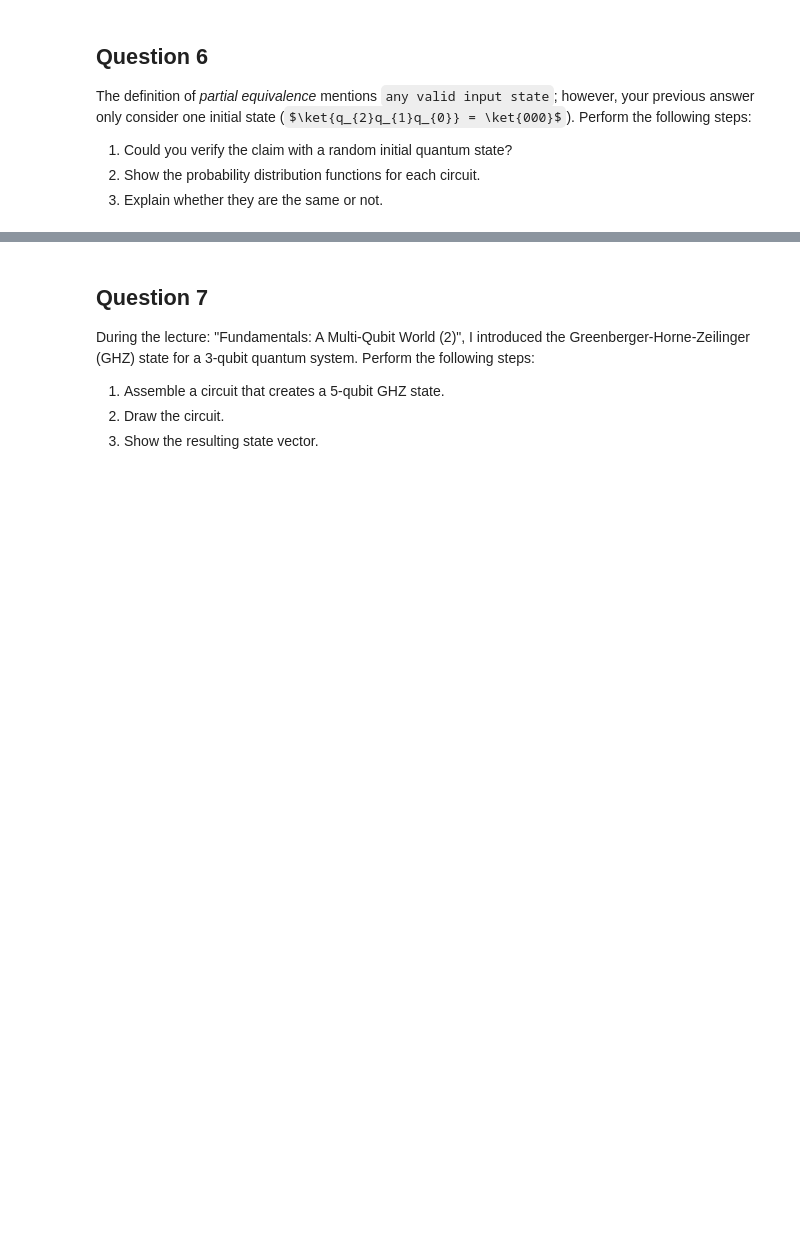
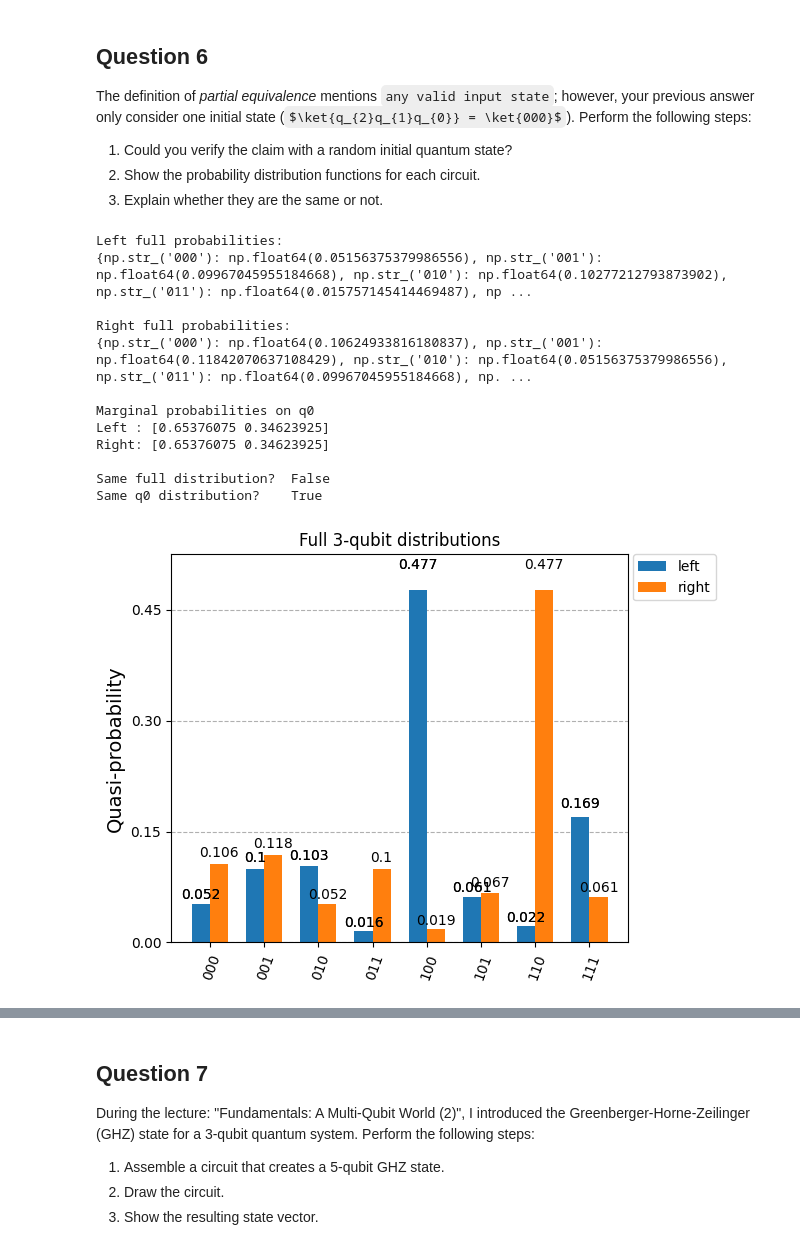
Before and after one commit to RowieK/Quantum-Computing-Minor, a Jupyter notebook: QCI - Assignment5/Assignment5/QCI - Assignment5.ipynb, the cells around one changed output, grey strips where cells are left out. Saved outputs shown, nothing was run; the diff lists cells and outputs as text; code cells hidden in the pictures; some formulas as TeX source; blank space fills up the shorter version.

```diff
--- a/QCI - Assignment5/Assignment5/QCI - Assignment5.ipynb
+++ b/QCI - Assignment5/Assignment5/QCI - Assignment5.ipynb
@@ -284,3 +317,76 @@ By applying this proposed definition, your classmate identified the following tw
  1. Could you verify the claim with a random initial quantum state?
  2. Show the probability distribution functions for each circuit.
  3. Explain whether they are the same or not.
+# %%
+import numpy as np
+import matplotlib.pyplot as plt
+from qiskit import QuantumCircuit
+from qiskit.quantum_info import Statevector, random_statevector
+from qiskit.visualization import plot_histogram
+
+# Reproducible random initial 3-qubit state
+psi0 = random_statevector(2**3, seed=42)
+
+# Left circuit
+qc_6_left = QuantumCircuit(3)
+qc_6_left.initialize(psi0.data, [0, 1, 2])
+qc_6_left.cswap(1, 0, 2)
+qc_6_left.h(0)
+qc_6_left.z(2)
+qc_6_left.cswap(1, 0, 2)
+
+# Right circuit
+qc_6_right = QuantumCircuit(3)
+qc_6_right.initialize(psi0.data, [0, 1, 2])
+qc_6_right.x(1)
+qc_6_right.ch(1, 0)
+
+# Statevectors after each circuit
+sv_left = Statevector.from_instruction(qc_6_left)
+sv_right = Statevector.from_instruction(qc_6_right)
+
+# Full 3-qubit probability distributions
+p_left_full = sv_left.probabilities_dict()
+p_right_full = sv_right.probabilities_dict()
+
+print("Left full probabilities:")
+print(p_left_full)
+print("\nRight full probabilities:")
+print(p_right_full)
+
+# If partial equivalence is checked on measured q0 only:
+p_left_q0 = sv_left.probabilities([0])   # [P(q0=0), P(q0=1)]
+p_right_q0 = sv_right.probabilities([0])
+
+print("\nMarginal probabilities on q0")
+print("Left :", p_left_q0)
+print("Right:", p_right_q0)
+
+print("\nSame full distribution? ", np.allclose(sv_left.probabilities(), sv_right.probabilities()))
+print("Same q0 distribution?   ", np.allclose(p_left_q0, p_right_q0))
+
+#plots
+fig1 = plot_histogram([p_left_full, p_right_full], legend=["left", "right"], title="Full 3-qubit distributions")
+plt.show()
+
+fig2 = plot_histogram(
+    [{"0": float(p_left_q0[0]), "1": float(p_left_q0[1])},
+     {"0": float(p_right_q0[0]), "1": float(p_right_q0[1])}],
+    legend=["left q0", "right q0"],
+    title="Marginal distribution on q0"
+)
+plt.show()
+# %% [output]
+Left full probabilities:
+{np.str_('000'): np.float64(0.05156375379986556), np.str_('001'): np.float64(0.09967045955184668), np.str_('010'): np.float64(0.10277212793873902), np.str_('011'): np.float64(0.015757145414469487), np ...
+
+Right full probabilities:
+{np.str_('000'): np.float64(0.10624933816180837), np.str_('001'): np.float64(0.11842070637108429), np.str_('010'): np.float64(0.05156375379986556), np.str_('011'): np.float64(0.09967045955184668), np. ...
+
+Marginal probabilities on q0
+Left : [0.65376075 0.34623925]
+Right: [0.65376075 0.34623925]
+
+Same full distribution?  False
+Same q0 distribution?    True
+[figure, added]
```
Also changed, not shown: parts of 9 cells of this notebook.
